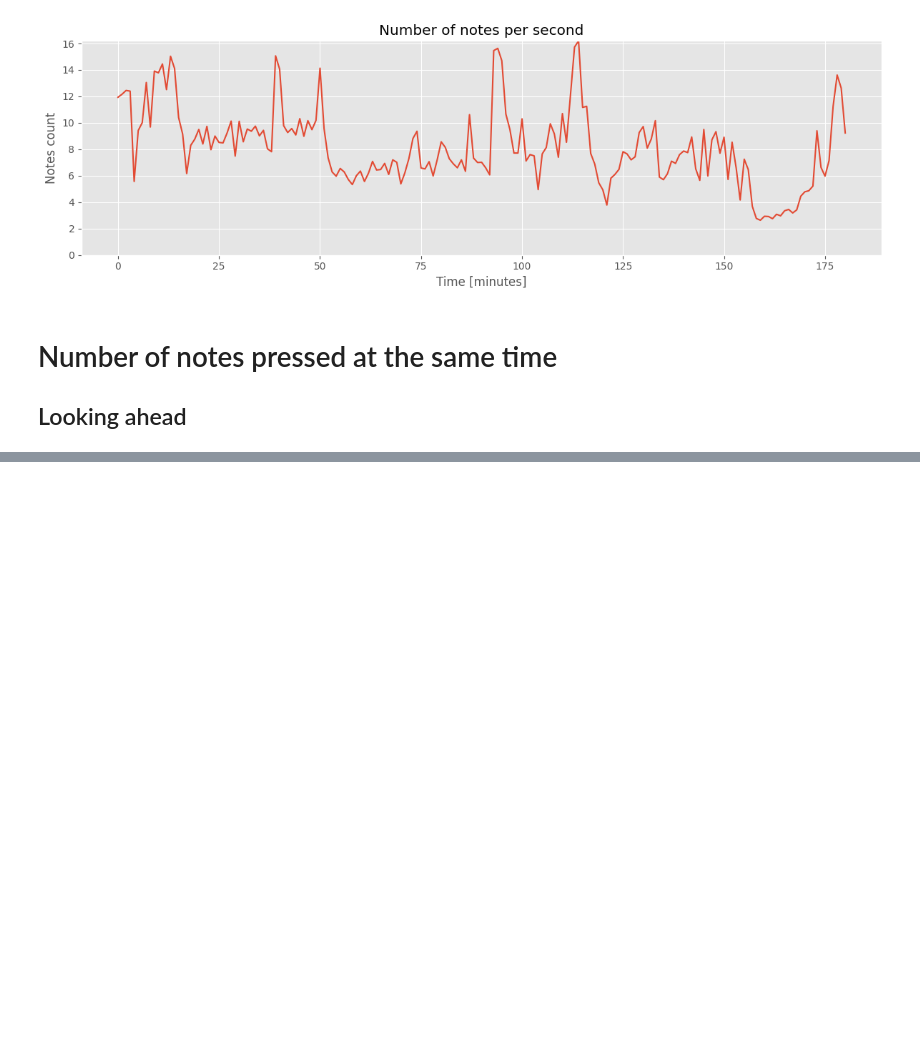
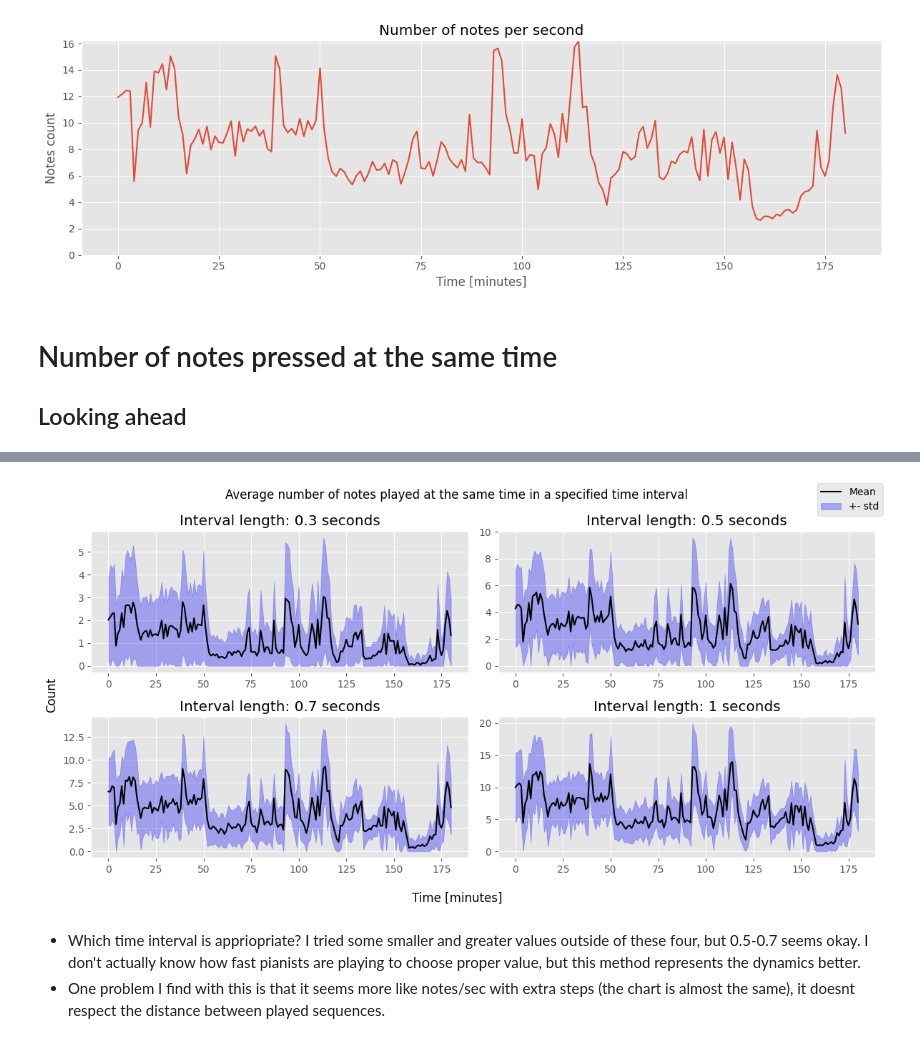
Before and after one commit to Nospoko/midi-internship, a Jupyter notebook: task-easy.ipynb, the cells around one changed output, grey strips where cells are left out. Drawn from its saved outputs; the diff is of its cells as text; code cells hidden in the pictures; blank space fills up the shorter version.

```diff
--- a/task-easy.ipynb
+++ b/task-easy.ipynb
@@ -143,0 +64,23 @@ Name: 0, dtype: float64
+# %%
+data_intervals = []
+intervals = [0.3, 0.5, 0.7, 1]
+for idx, interval in enumerate(intervals):
+    occurences = notes_counting.count_notes_fixed_interval(df, interval)
+    grouped_occurences = notes_counting.aggregate_counts_by_time(occurences, 'notes_played', 'minute')
+    data_intervals.append(grouped_occurences.copy())
+# %%
+fig, ax = plt.subplots(2, 2, figsize=(12, 6))
+ax = ax.ravel()
+
+for idx, data in enumerate(data_intervals):
+    plots.plot_aggregated_notes(ax[idx], data, f'Interval length: {intervals[idx]} seconds')
+
+fig.supxlabel('Time [minutes]'), fig.supylabel('Count')
+fig.suptitle('Average number of notes played at the same time in a specified time interval')
+fig.legend(['Mean', '+- std'])
+fig.tight_layout()
+# %% [output]
+[figure, added]
+# %% [markdown]
+- Which time interval is appriopriate? I tried some smaller and greater values outside of these four, but 0.5-0.7 seems okay. I don't actually know how fast pianists are playing to choose proper value, but this method represents the dynamics better.
+- One problem I find with this is that it seems more like notes/sec with extra steps (the chart is almost the same), it doesnt respect the distance between played sequences.
```
Also changed, not shown: parts of 13 cells of this notebook, 4 other files.
